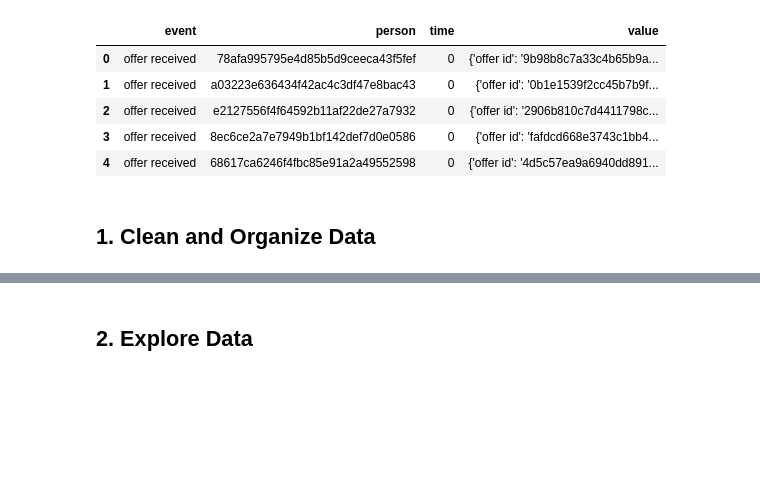
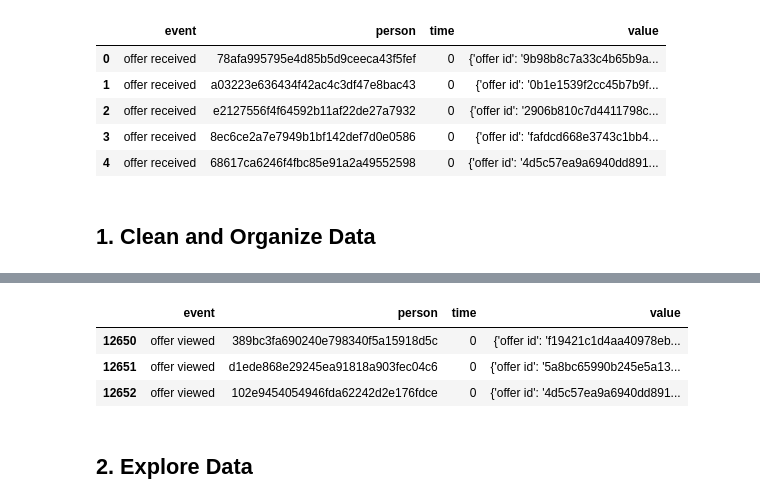
Before and after one commit to TomCanty/StarbucksCapstone, a Jupyter notebook: Starbucks_Capstone_notebook.ipynb, the cells around one changed output, grey strips where cells are left out. Drawn from its saved outputs; the diff is of its cells as text; code cells hidden in the pictures; blank space fills up the shorter version.

```diff
--- a/Starbucks_Capstone_notebook.ipynb
+++ b/Starbucks_Capstone_notebook.ipynb
@@ -173,3 +200,11 @@ transcript.shape
+# %%
+viewed = transcript[transcript['event']=='offer viewed']
+viewed.head(3)
+# %% [output]
+|  | event | person | time | value |
+| 12650 | offer viewed | 389bc3fa690240e798340f5a15918d5c | 0 | {'offer id': 'f19421c1d4aa40978eb... |
+| 12651 | offer viewed | d1ede868e29245ea91818a903fec04c6 | 0 | {'offer id': '5a8bc65990b245e5a13... |
+| 12652 | offer viewed | 102e9454054946fda62242d2e176fdce | 0 | {'offer id': '4d5c57ea9a6940dd891... |
 # %% [markdown]
 ## 2. Explore Data
 # %%
```
Also changed, not shown: parts of 12 cells of this notebook.
